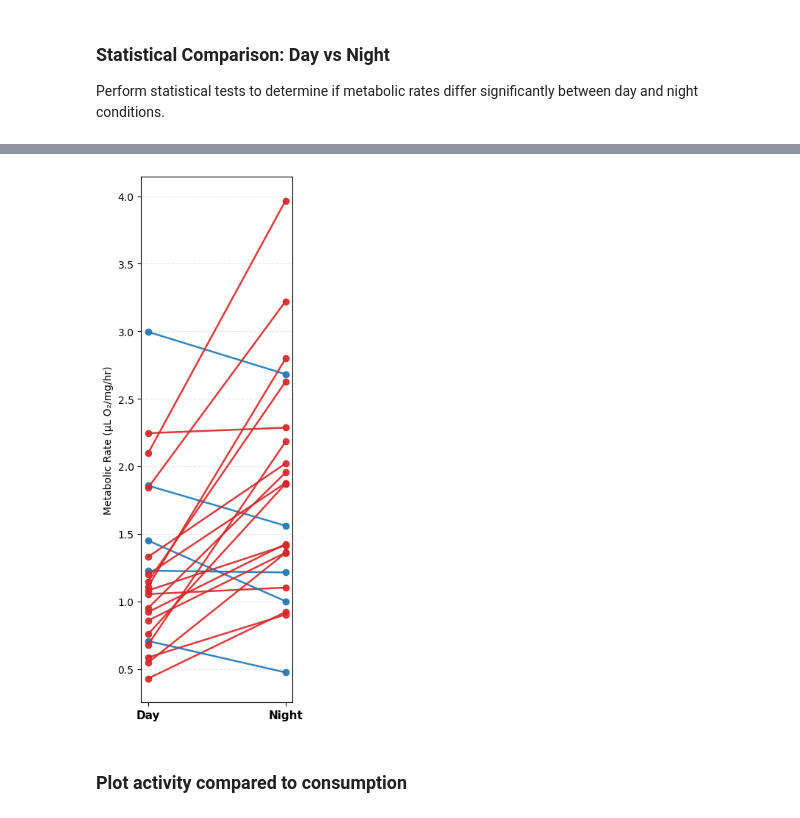
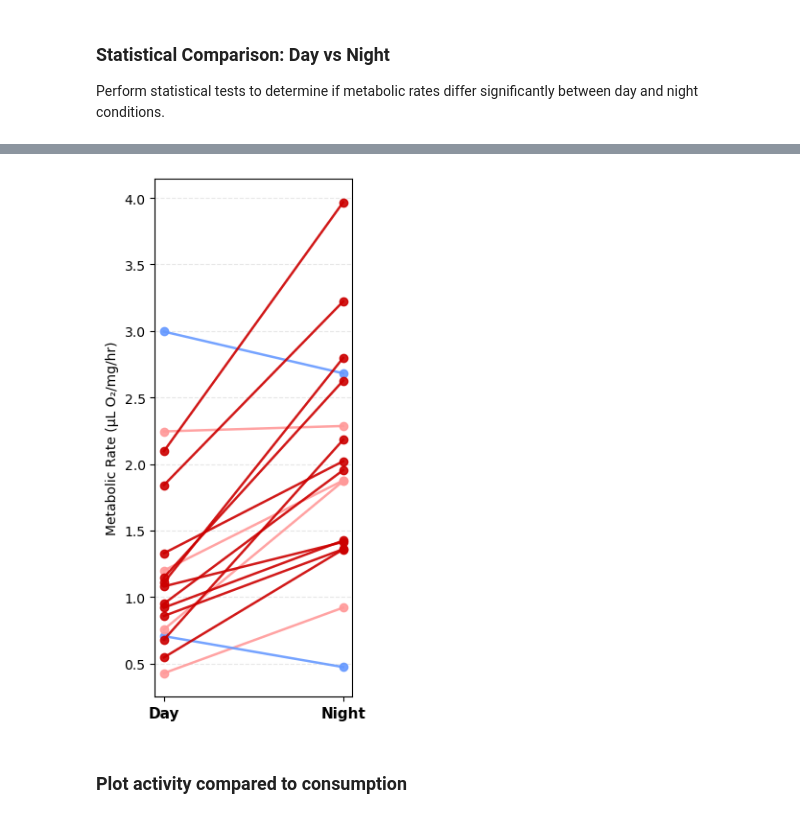
Before and after one commit to ucsb-oakley-lab/signal_respirometry, a Jupyter notebook: notebooks/A_batch_respirometry_final.ipynb, the cells around one changed output, grey strips where cells are left out. Cells and saved outputs as stored; diff of their text form; code cells hidden in the pictures.

Commit message:
Adding ability to toggle inclusion of unfiltered trials 4 and 4.5 in analysis and plots.

```diff
--- a/notebooks/A_batch_respirometry_final.ipynb
+++ b/notebooks/A_batch_respirometry_final.ipynb
@@ -922,6 +922,9 @@ for run in runs:
 if summary_rows:
     agg_df = pd.DataFrame(summary_rows)
 
+    # Add filtered flag: False for trials 4 and 4.5, True otherwise
+    agg_df['filtered'] = ~agg_df['trial'].isin(['trial4', 'trial4.5'])
+
     # Save aggregated summary
     agg_path = OUT_DIR / 'batch_summary.csv'
     agg_df.to_csv(agg_path, index=False)
@@ -1041,9 +1121,12 @@ Perform statistical tests to determine if metabolic rates differ significantly b
 # %%
 from scipy import stats
 
+# Toggle: set to True to include trials 4 and 4.5 (unfiltered), False to exclude them
+use_unfiltered = False
+
 if 'agg_df' in locals() and not agg_df.empty:
-    # Remove rows with negative consumption
-    filtered_df = agg_df[agg_df['RMR'] >= 0].copy()
+    # Apply filtering based on toggle
+    filtered_df = agg_df.copy() if use_unfiltered else agg_df[agg_df['filtered'] == True].copy()
     # Test for each vessel type separately
     vessel_types = filtered_df['vessel'].unique()
 
@@ -1102,7 +1185,13 @@ MEDIUM VESSELS:
 # Paired day vs night comparisons for matching brick+channel (trials x.0 vs x.5)
 from scipy import stats
 
+# Toggle: set to True to include trials 4 and 4.5 (unfiltered), False to exclude them
+use_unfiltered = False
+
 if 'agg_df' in locals() and not agg_df.empty:
+    # Apply filtering based on toggle
+    analysis_df = agg_df.copy() if use_unfiltered else agg_df[agg_df['filtered'] == True].copy()
+
     pair_trials = [
         ('trial4', 'trial4.5'),
         ('trial5', 'trial5.5'),
@@ -1112,7 +1201,7 @@ if 'agg_df' in locals() and not agg_df.empty:
 
     paired_rows = []
     for t_a, t_b in pair_trials:
-        pair_df = agg_df[agg_df['trial'].isin([t_a, t_b])]
+        pair_df = analysis_df[analysis_df['trial'].isin([t_a, t_b])]
         if pair_df.empty:
             continue
         for (brick, channel), grp in pair_df.groupby(['brick', 'channel']):
@@ -1180,34 +1270,51 @@ Overall paired comparisons (all bricks/channels)
 # %%
 # Slopegraph: Day (left) vs Night (right) for paired comparisons
 import matplotlib.pyplot as plt
 
 if 'paired_rows' in locals() and paired_rows:
     plot_df = pd.DataFrame(paired_rows).copy()
     # Ensure order is consistent
     plot_df['label'] = plot_df['brick'] + ' | ' + plot_df['channel'] + ' | ' + plot_df['pair']
     plot_df = plot_df.sort_values(['pair', 'brick', 'channel'])
 
+    # Define which trials started in day vs night
+    started_in_day = {'trial4_vs_trial4.5', 'trial5_vs_trial5.5'}
+    started_in_night = {'trial6_vs_trial6.5', 'trial7_vs_trial7.5'}
+
     fig, ax = plt.subplots(figsize=(3, max(4, 0.35 * len(plot_df))))
     x_day, x_night = 0, 1
 
     for _, row in plot_df.iterrows():
         y_day = row['day']
         y_night = row['night']
-        color = 'tab:red' if y_night > y_day else 'tab:blue'
+        pair = row['pair']
+
+        # Determine color based on direction and which environment started first
+        if y_night > y_day:  # Night higher than day (red)
+            if pair in started_in_day:
+                color = '#ff9999'  # Light red (started in day)
+            else:
+                color = '#cc0000'  # Dark red (started in night)
+        else:  # Day higher or equal (blue)
+            if pair in started_in_day:
+                color = '#6699ff'  # Light blue (started in day)
+            else:
+                color = '#0044cc'  # Dark blue (started in night)
+
         ax.plot([x_day, x_night], [y_day, y_night], marker='o', color=color, linewidth=1.8, alpha=0.9)
         #ax.text(x_day - 0.02, y_day, f"{row['label']}", ha='right', va='center', fontsize=8)
 
     ax.set_xticks([x_day, x_night])
     ax.set_xticklabels(['Day', 'Night'], fontsize=11, fontweight='bold')
     ax.set_ylabel('Metabolic Rate (µL O₂/mg/hr)')
     #ax.set_title('Paired Day–Night Slopegraph (per brick/channel)', fontweight='bold')
     ax.grid(axis='y', linestyle='--', alpha=0.3)
     plt.tight_layout()
     plt.show()
 else:
     print("No paired data available to plot.")
 # %% [output]
-[figure, old version]
+[figure, new version]
 # %% [markdown]
 ### Plot activity compared to consumption
 # %%
```
Also changed, not shown: parts of 8 cells of this notebook, 1 other file.
